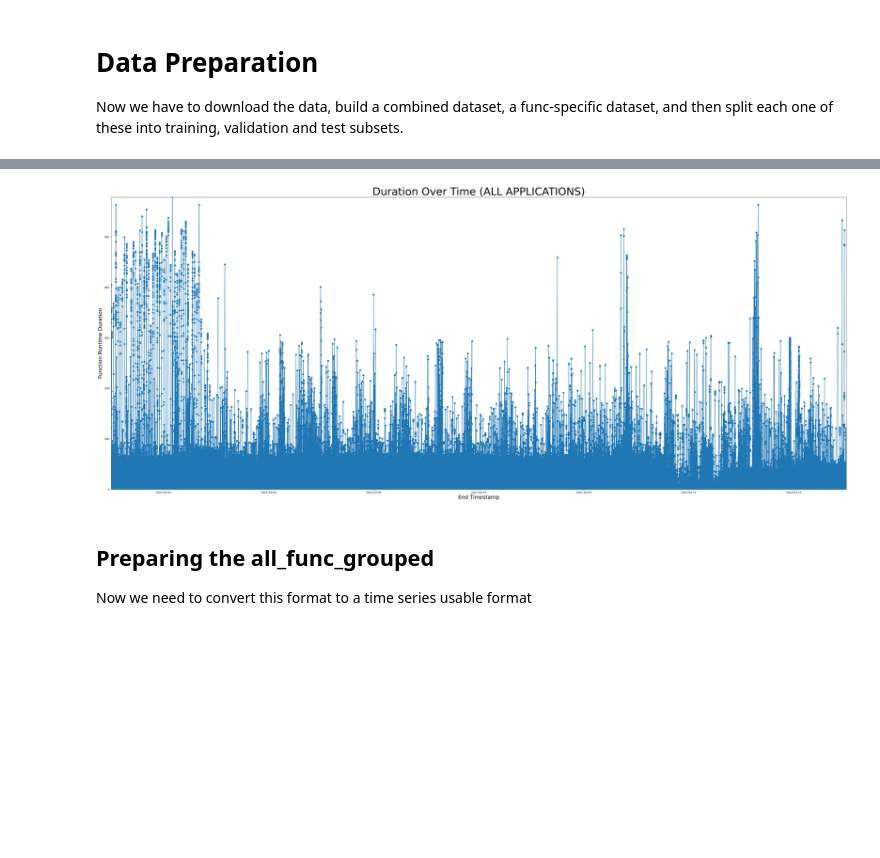
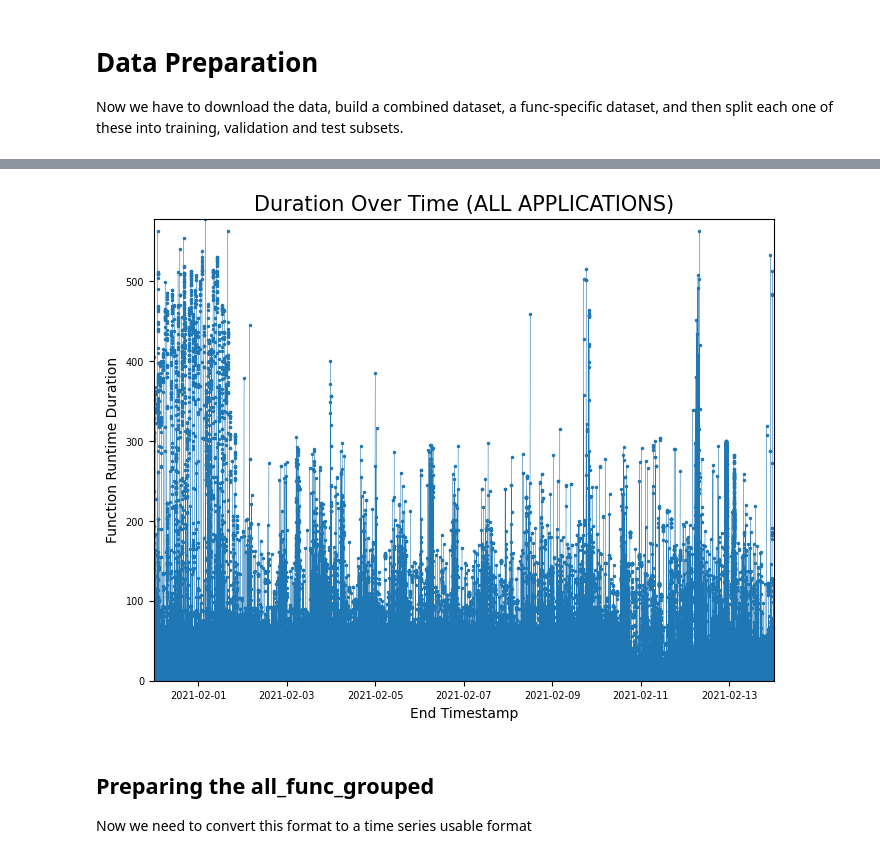
Before and after one commit to sweldensj2/coms6698_f24_final_project, a Jupyter notebook: coms6998_final_project.ipynb, the cells around one changed output, grey strips where cells are left out. Saved outputs shown, nothing was run; the diff lists cells and outputs as text; code cells hidden in the pictures; blank space fills up the shorter version.

Commit message:
final changes
ran code to produce graphs for paper

```diff
--- a/coms6998_final_project.ipynb
+++ b/coms6998_final_project.ipynb
@@ -68,17 +68,36 @@ memory usage: 75.6+ MB
 | 4 | 7b2c43a2bc30f6bb438074df88b603d2c... | 68bbfd828223a505d7917339f4656c5f3... | 0.066824 | 0.050 | 2021-01-31 00:00:00.066824 |
 # %%
 # Plotting Raw Data
+plt.plot(
+    df['time'], df['duration'],
+    'o-',                 # Circle markers with lines
+    markersize=1.5,         # Reduce the size of the dots
+    linewidth=0.20         # Make the lines thinner
+)
+ax = plt.gca()
 
-plt.plot(df['time'], df['duration'], 'o-')
-ax = plt.gca()
+# Adjusting axis limits
 ax.set_xlim([min(df['time']), max(df['time'])])
 ax.set_ylim([min(df['duration']), max(df['duration'])])
-plt.title('Duration Over Time (ALL APPLICATIONS)',  fontsize=40)
-plt.xlabel('End Timestamp', fontsize=20)
-plt.ylabel('Function Runtime Duration', fontsize=20)
+
+# Titles and labels
+plt.title('Duration Over Time (ALL APPLICATIONS)', fontsize=15)
+plt.xlabel('End Timestamp', fontsize=10)
+plt.ylabel('Function Runtime Duration', fontsize=10)
+
+# Increase the size of tick labels
+ax.tick_params(axis='both', which='major', labelsize=7)
+
+# Set square aspect ratio
+# ax.set_aspect('equal', adjustable='box')  # Ensures equal scaling for both axes
+
+# Set figure size to a square
+plt.gcf().set_size_inches(8, 6)  # 8x8 inches
+
+# Show the plot
 plt.show()
 # %% [output]
-[figure, old version]
+[figure, new version]
 # %% [markdown]
 ## Preparing the all_func_grouped
 Now we need to convert this format to a time series usable format
```
Also changed, not shown: parts of 26 cells of this notebook.
